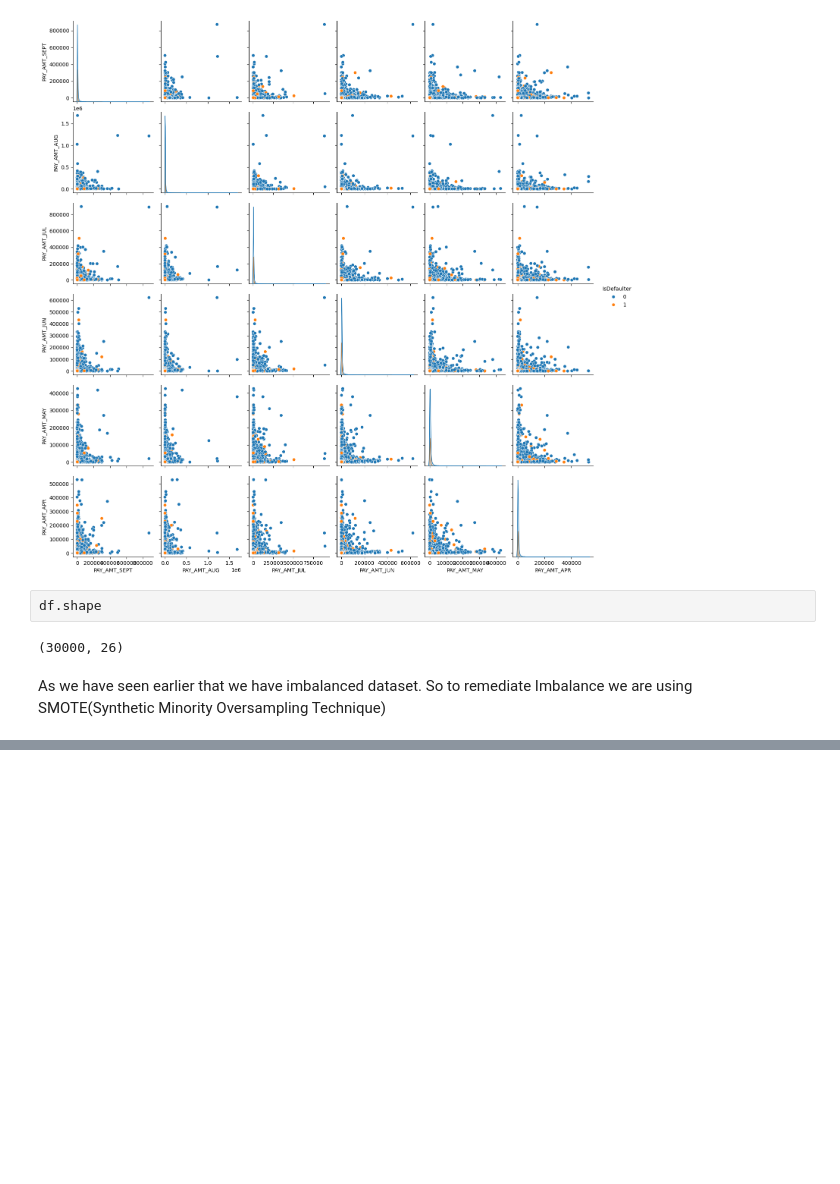
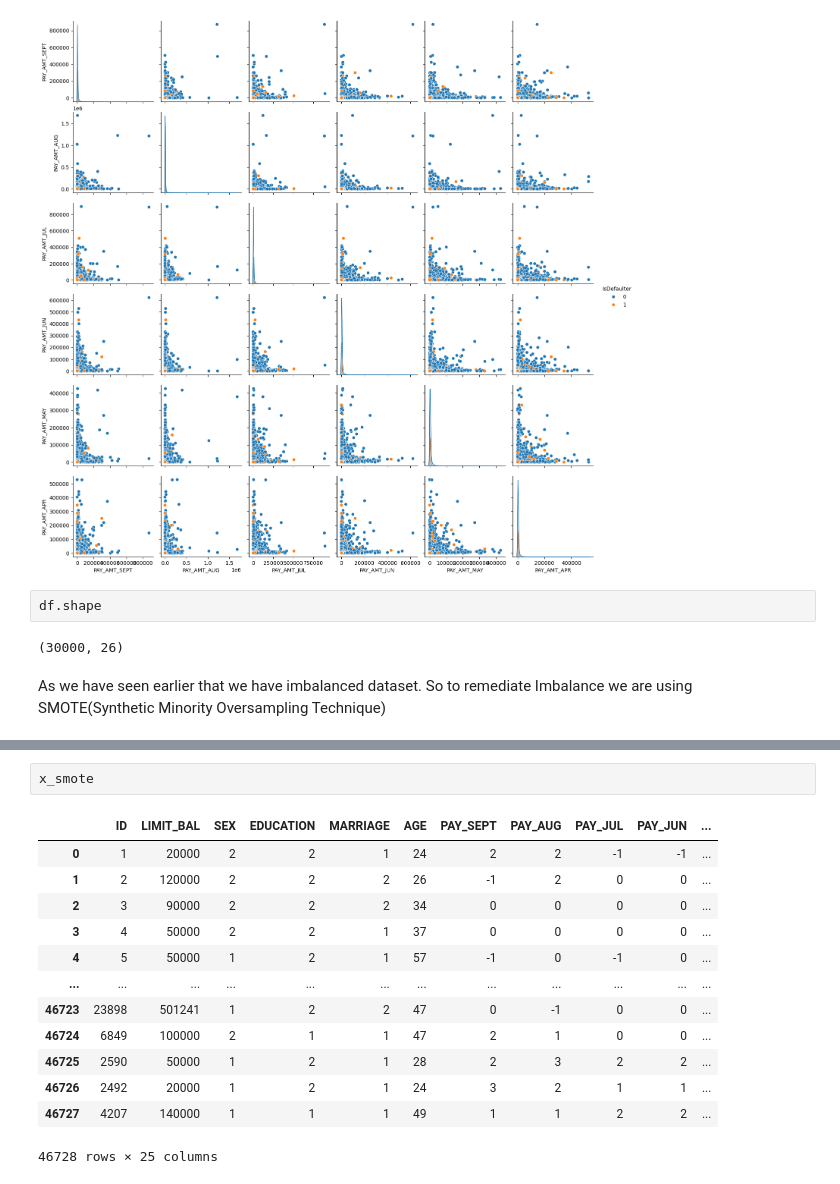
Before and after one commit to mdeeps18/MLPro-CCD, a Jupyter notebook: notebooks/EDA.ipynb, the cells around one changed output, grey strips where cells are left out. Drawn from its saved outputs; the diff is of its cells as text; blank space fills up the shorter version.

```diff
--- a/notebooks/EDA.ipynb
+++ b/notebooks/EDA.ipynb
@@ -396,0 +394,16 @@ ModuleNotFoundError: No module named 'imblearn'
+# %%
+x_smote
+# %% [output]
+|  | ID | LIMIT_BAL | SEX | EDUCATION | MARRIAGE | AGE | PAY_SEPT | PAY_AUG | PAY_JUL | PAY_JUN | ... |
+| 0 | 1 | 20000 | 2 | 2 | 1 | 24 | 2 | 2 | -1 | -1 | ... |
+| 1 | 2 | 120000 | 2 | 2 | 2 | 26 | -1 | 2 | 0 | 0 | ... |
+| 2 | 3 | 90000 | 2 | 2 | 2 | 34 | 0 | 0 | 0 | 0 | ... |
+| 3 | 4 | 50000 | 2 | 2 | 1 | 37 | 0 | 0 | 0 | 0 | ... |
+| 4 | 5 | 50000 | 1 | 2 | 1 | 57 | -1 | 0 | -1 | 0 | ... |
+| ... | ... | ... | ... | ... | ... | ... | ... | ... | ... | ... | ... |
+| 46723 | 23898 | 501241 | 1 | 2 | 2 | 47 | 0 | -1 | 0 | 0 | ... |
+| 46724 | 6849 | 100000 | 2 | 1 | 1 | 47 | 2 | 1 | 0 | 0 | ... |
+| 46725 | 2590 | 50000 | 1 | 2 | 1 | 28 | 2 | 3 | 2 | 2 | ... |
+| 46726 | 2492 | 20000 | 1 | 2 | 1 | 24 | 3 | 2 | 1 | 1 | ... |
+| 46727 | 4207 | 140000 | 1 | 1 | 1 | 49 | 1 | 1 | 2 | 2 | ... |
+46728 rows × 25 columns
```
Also changed, not shown: parts of 16 cells of this notebook, 8 other files.
